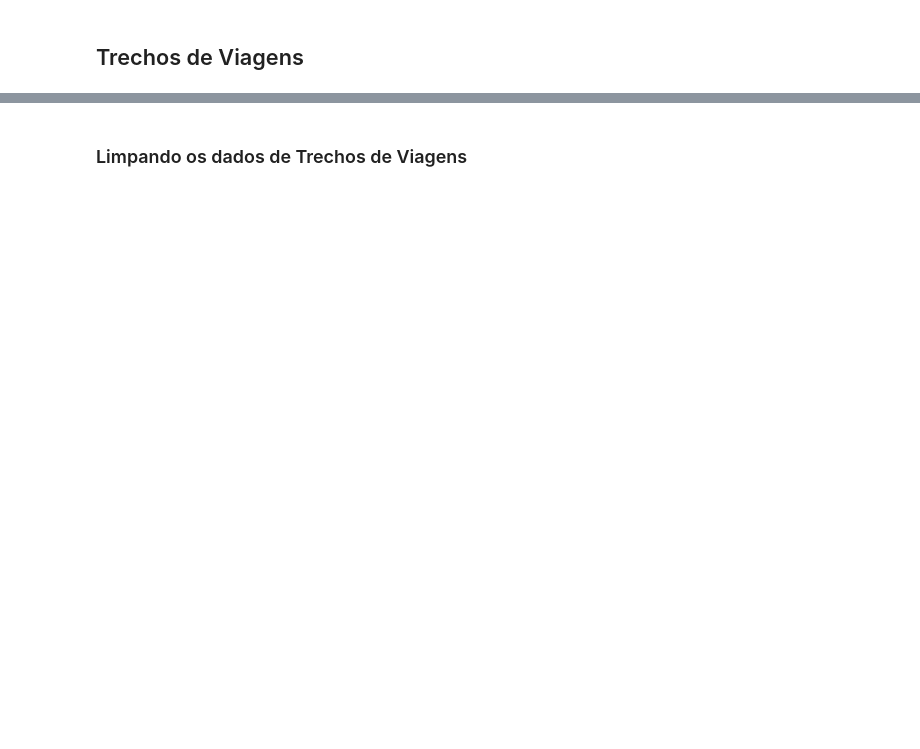
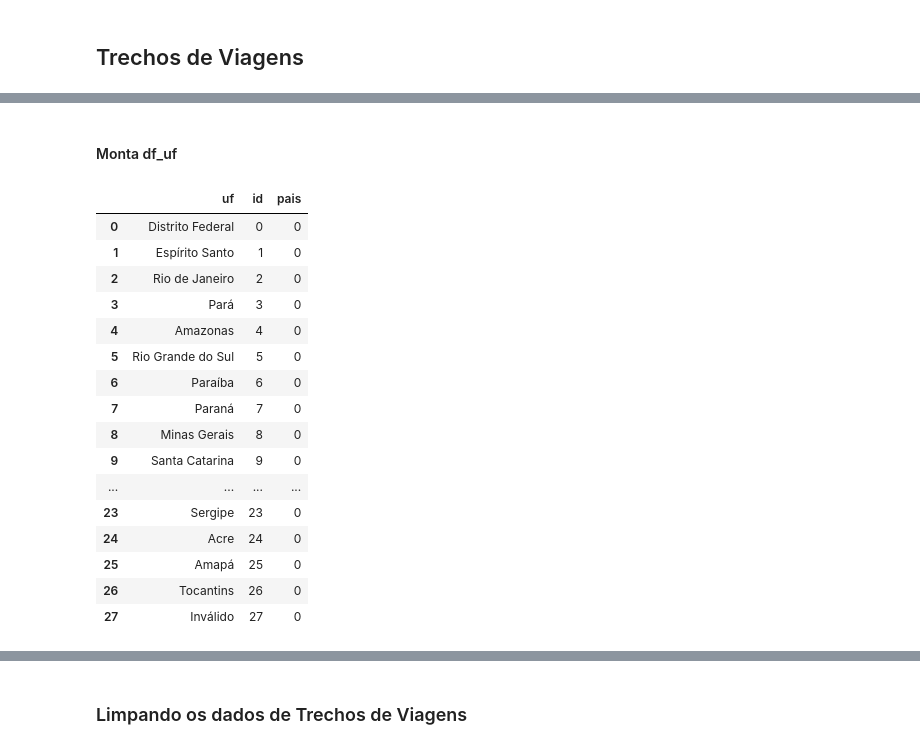
Before and after one commit to gui1080/FundamentosBD, a Jupyter notebook: FBD_Projeto.ipynb, the cells around one changed output, grey strips where cells are left out. Saved outputs shown, nothing was run; the diff lists cells and outputs as text; code cells hidden in the pictures; blank space fills up the shorter version.

```diff
--- a/FBD_Projeto.ipynb
+++ b/FBD_Projeto.ipynb
@@ -13,6 +13,9 @@ from sqlalchemy import types
 import sqlalchemy
 import psycopg2
 import datetime
+import numpy as np
+
+DEBUG = False
 # %%
 #Definindo funções
 def ler_csv(arquivo, separador, colunas, codificacao, nomes_colunas):
@@ -281,0 +171,16 @@ for index, row in df_trecho.iterrows():
+# %%
+# Monta dataframe de países
+df_pais = pd.DataFrame(df_trecho['paisorigem'])
+df_pais.rename(columns={'paisorigem' : 'pais'}, inplace=True)
+
+df = pd.DataFrame(df_trecho['paisdestino'])
+df.rename(columns={'paisdestino' : 'pais'}, inplace=True)
+
+df_pais = pd.concat([df_pais, df], axis=0)
+df_pais.dropna(subset=['pais'], inplace=True)
+df_pais.drop_duplicates(subset=['pais'], keep="first", inplace=True)
+df_pais.reset_index(drop=True, inplace=True)
+df_pais['id'] = df_pais.index
+
+dic_pais = df_pais.set_index('pais')['id'].to_dict()
+df_pais
@@ -281,0 +201,37 @@ for index, row in df_trecho.iterrows():
+# %% [markdown]
+#### Monta df_uf
+# %%
+# Monta dataframe de uf
+df_uf = pd.DataFrame(df_trecho['uforigem'])
+df_uf.rename(columns={'uforigem' : 'uf'}, inplace=True)
+
+df = pd.DataFrame(df_trecho['ufdestino'])
+df.rename(columns={'ufdestino' : 'uf'}, inplace=True)
+
+df_uf = pd.concat([df_uf, df], axis=0)
+df_uf.dropna(subset=['uf'], inplace=True)
+df_uf.drop_duplicates(subset=['uf'], keep="first", inplace=True)
+df_uf.reset_index(drop=True, inplace=True)
+df_uf['id'] = df_uf.index
+df_uf['pais'] = dic_pais['Brasil']
+dic_uf = df_uf.set_index('uf')['id'].to_dict()
+
+df_uf
+# %% [output]
+|  | uf | id | pais |
+| 0 | Distrito Federal | 0 | 0 |
+| 1 | Espírito Santo | 1 | 0 |
+| 2 | Rio de Janeiro | 2 | 0 |
+| 3 | Pará | 3 | 0 |
+| 4 | Amazonas | 4 | 0 |
+| 5 | Rio Grande do Sul | 5 | 0 |
+| 6 | Paraíba | 6 | 0 |
+| 7 | Paraná | 7 | 0 |
+| 8 | Minas Gerais | 8 | 0 |
+| 9 | Santa Catarina | 9 | 0 |
+| ... | ... | ... | ... |
+| 23 | Sergipe | 23 | 0 |
+| 24 | Acre | 24 | 0 |
+| 25 | Amapá | 25 | 0 |
+| 26 | Tocantins | 26 | 0 |
+| 27 | Inválido | 27 | 0 |
```
Also changed, not shown: parts of 24 cells of this notebook, 1 other file.
